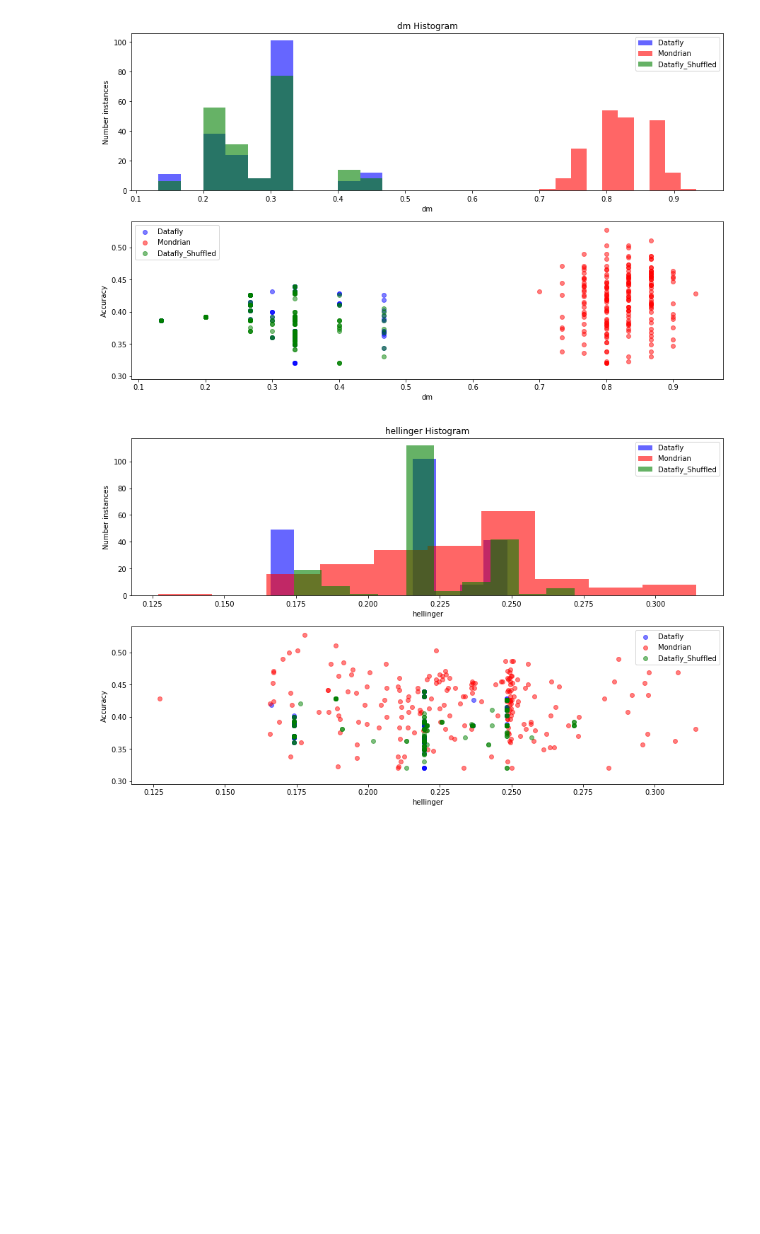
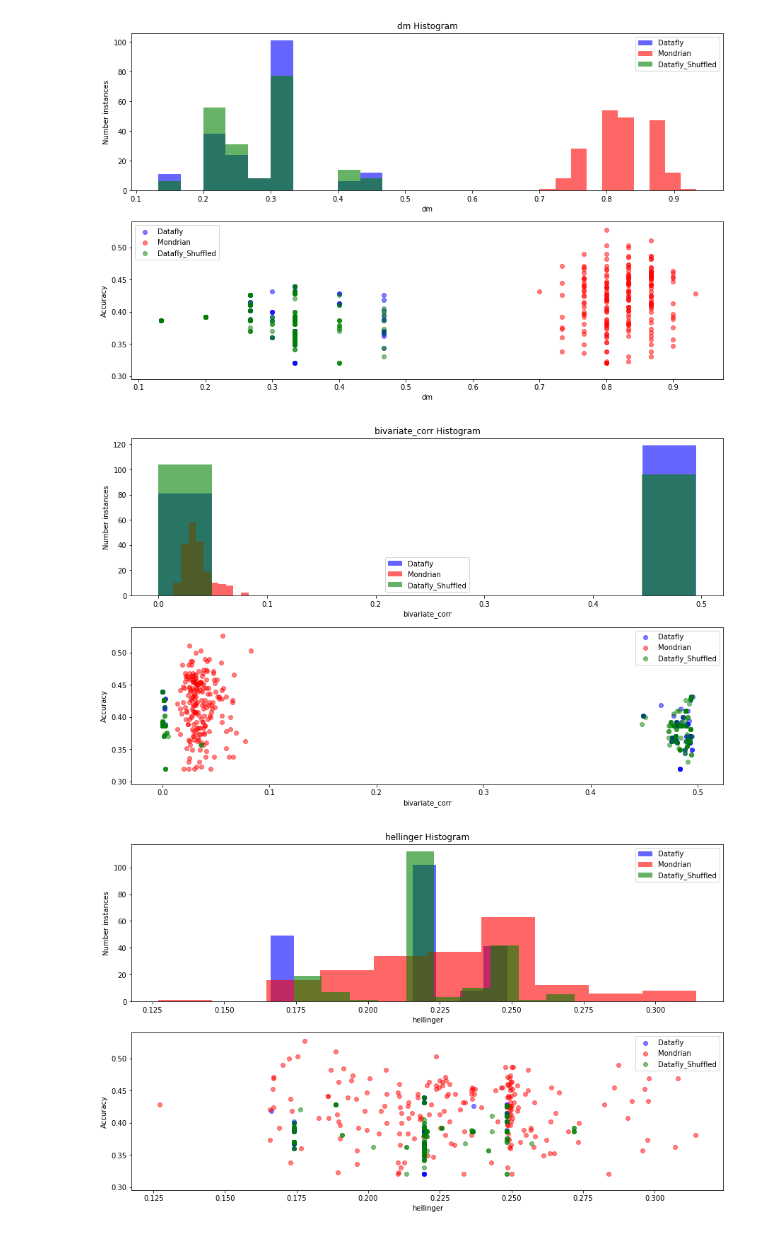
Before and after one commit to Deeep12345/Entropy_utility_measure, a Jupyter notebook: code/results/birth_randoms/analysis.ipynb, the cells around one changed output. Saved outputs shown, nothing was run; the diff lists cells and outputs as text; code cells hidden in the pictures; blank space fills up the shorter version.

```diff
--- a/code/results/birth_randoms/analysis.ipynb
+++ b/code/results/birth_randoms/analysis.ipynb
@@ -58,6 +58,10 @@ def plot_metric(metric):
 plot_metric("dm")
 # %% [output]
 [figure]
+# %%
+plot_metric("bivariate_corr")
+# %% [output]
+[figure, added]
 # %%
 plot_metric("hellinger")
 # %% [output]
```
Also changed, not shown: parts of 2 cells of this notebook, 7 other files.
